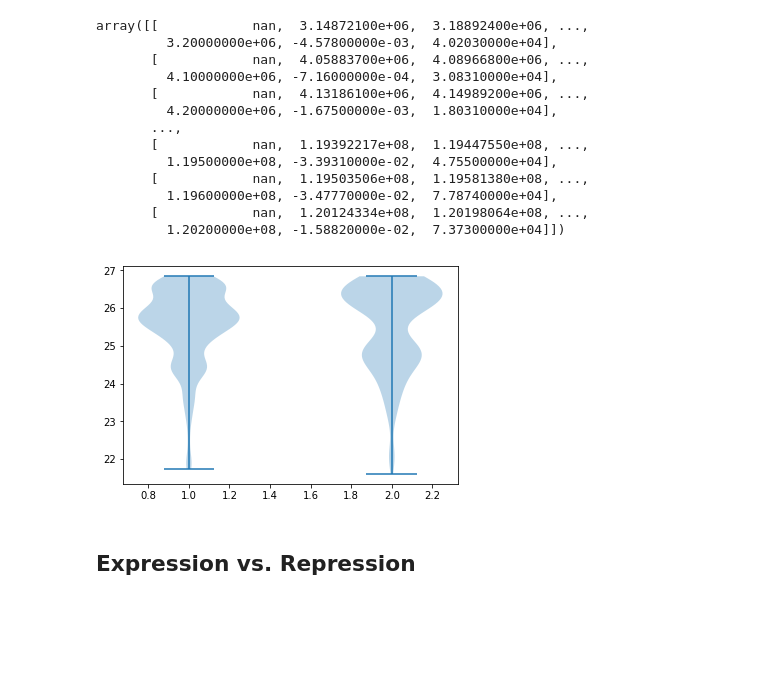
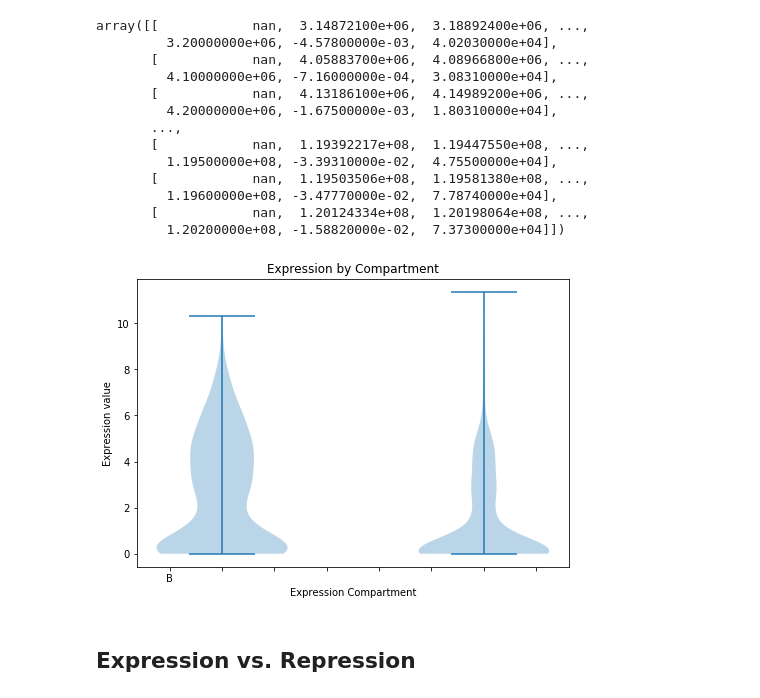
Before and after one commit to vmorri12/qbb2020-answers, a Jupyter notebook: quantbio/week11/3D_genome_hw.ipynb, the cells around one changed output. Drawn from its saved outputs; the diff is of its cells as text; code cells hidden in the pictures; blank space fills up the shorter version.

Commit message:
fixed violin plot for realzzzzzzzzz this time

```diff
--- a/quantbio/week11/3D_genome_hw.ipynb
+++ b/quantbio/week11/3D_genome_hw.ipynb
@@ -74,8 +72,8 @@ neg_array = np.genfromtxt ('comp_neg.bed')
 pos_array = np.genfromtxt ('comp_pos.bed')
 #neg_log=np.log(neg_array) #divide by zero error
 #pos_log=np.log(pos_array)
-neg_log = np.log2(neg_array[:,2]+1)
-pos_log = np.log2(pos_array[:,2]+1)
+neg_log = np.log2(neg_array[:,4]+1)
+pos_log = np.log2(pos_array[:,4]+1)
 violin_data = [pos_log, neg_log]
 # %%
 neg_array
@@ -94,12 +92,19 @@ array([[            nan,  3.14872100e+06,  3.18892400e+06, ...,
        [            nan,  1.20124334e+08,  1.20198064e+08, ...,
          1.20200000e+08, -1.58820000e-02,  7.37300000e+04]])
 # %%
+exp_comp = ['A', 'B']
+
 fig = plt.figure()
 ax = fig.subplots()
+ax = fig.add_axes([0,0,1,1])
+ax.set_xticklabels(exp_comp)
+ax.set_xlabel('Expression Compartment')
+ax.set_ylabel('Expression value')
+ax.set_title('Expression by Compartment')
 viv_plot = ax.violinplot(violin_data)
 plt.show()#why you upside down????????????
 # %% [output]
-[figure, old version]
+[figure, new version]
 # %% [markdown]
 ## Expression vs. Repression
 # %%
```
Also changed, not shown: parts of 1 cell of this notebook.
